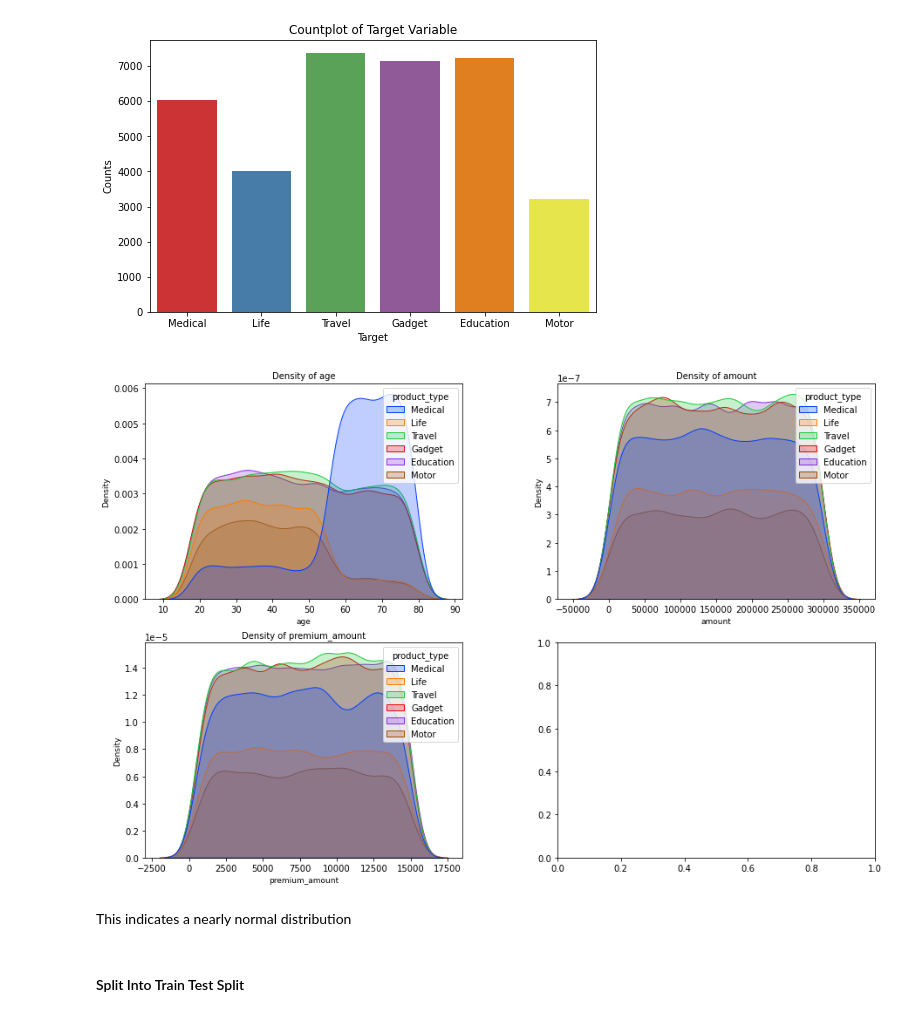
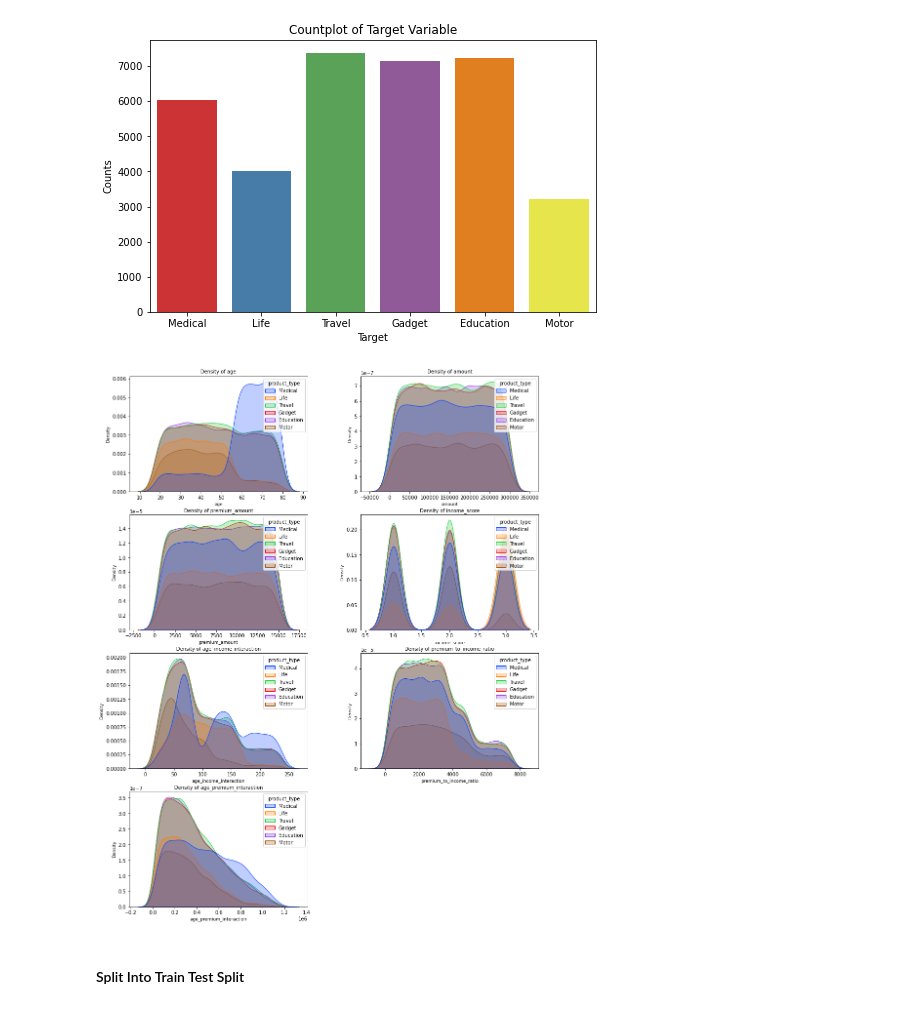
Before and after one commit to IrunguShawn/Bima-AI, a Jupyter notebook: Index.ipynb, the cells around one changed output. Cells and saved outputs as stored; diff of their text form; code cells hidden in the pictures.

```diff
--- a/Index.ipynb
+++ b/Index.ipynb
@@ -474,27 +592,34 @@ plt.ylabel('Counts')
 plt.show()
 # %% [output]
 [figure]
-# %%
-# Set up the subplots with 2 columns and increased spacing
-fig, axes = plt.subplots(nrows=2, ncols=2, figsize=(15, 10))
-fig.subplots_adjust(hspace=0.2, wspace=0.3)  # Increase hspace and wspace
-
-# Create count bar plots for continuous variables
-
-for i, column in enumerate(num_cols):
-    row, col = i // 2, i % 2
-    sns.kdeplot(data=X, x=column, hue=y, palette='bright',
-                fill=True, ax=axes[row, col])
-    axes[row, col].set_title(f'Density of {column}', fontsize=10)
-    axes[row, col].set_xlabel(column, fontsize=9)
-    axes[row, col].set_ylabel('Density', fontsize=9)
-
-plt.savefig('images/density_of_target_class_vs_numerical_features.jpg')
-plt.show()
-# %% [output]
-[figure, removed]
-# %% [markdown]
-This indicates a nearly normal distribution
+# %%
+import math
+
+# Calculate grid size based on num_cols length
+n_cols = len(num_cols)
+nrows = math.ceil(n_cols / 2)
+fig, axes = plt.subplots(nrows, 2, figsize=(15, 5*nrows))
+fig.subplots_adjust(hspace=0.2, wspace=0.3)
+
+# Flatten axes array for easy indexing
+axes = axes.flatten()
+
+# Plot KDEs
+for i, column in enumerate(num_cols):
+    sns.kdeplot(data=X, x=column, hue=y, palette='bright',
+                fill=True, ax=axes[i])
+    axes[i].set_title(f'Density of {column}', fontsize=10)
+    axes[i].set_xlabel(column, fontsize=9)
+    axes[i].set_ylabel('Density', fontsize=9)
+
+# Hide extra empty subplots
+for i in range(len(num_cols), len(axes)):
+    fig.delaxes(axes[i])
+
+plt.savefig('images/density_of_target_class_vs_numerical_features.jpg', dpi=300, bbox_inches='tight')
+plt.show()
+# %% [output]
+[figure, added]
 # %% [markdown]
 #### Split Into Train Test Split
 # %%
```
Also changed, not shown: parts of 48 cells of this notebook, 2 other files.
